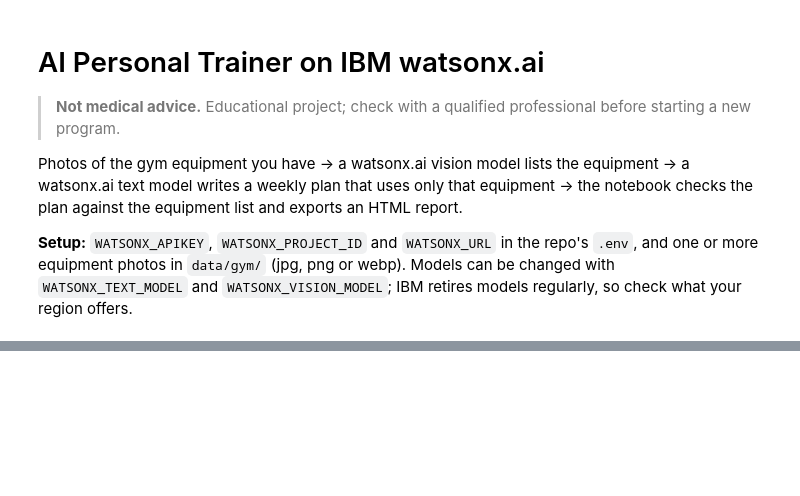
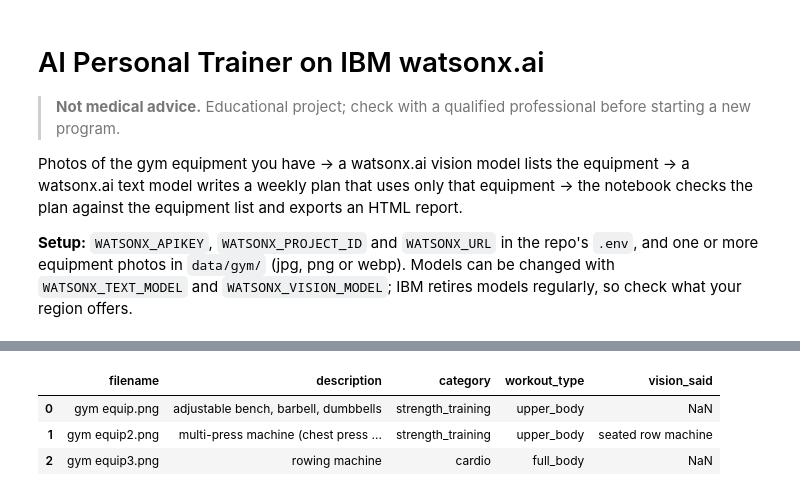
Before and after one commit to sidhugatwit/ds-portfolio, a Jupyter notebook: project-17-health-fitness-assistant/notebooks/Personal_Trainer_IBM_Watsonx.ipynb, the cells around one changed output, grey strips where cells are left out. Cells and saved outputs as stored; diff of their text form; code cells hidden in the pictures; blank space fills up the shorter version.

Commit message:
Project 17: correction step, plan checks, watsonx run (Llama 4 Maverick + Llama 3.3 70B)

```diff
--- a/project-17-health-fitness-assistant/notebooks/Personal_Trainer_IBM_Watsonx.ipynb
+++ b/project-17-health-fitness-assistant/notebooks/Personal_Trainer_IBM_Watsonx.ipynb
@@ -48,6 +52,17 @@ paths = sorted(p for p in GYM_DIR.glob("*") if p.suffix.lower() in {".jpg", ".jp
 if not paths:
     raise FileNotFoundError(f"Put one or more photos of gym equipment in {GYM_DIR}")
 
-MIME = {".jpg": "image/jpeg", ".jpeg": "image/jpeg", ".png": "image/png", ".webp": "image/webp"}
-images = [(p.name, MIME[p.suffix.lower()], base64.b64encode(p.read_bytes()).decode()) for p in paths]
-print(f"Loaded {len(images)} photo(s):", [name for name, _, _ in images])
+import io
+from PIL import Image
+
+def to_jpeg_b64(path, max_side=1024):
+    """Shrink to at most 1024 px and re-encode as JPEG: a smaller upload is faster and more reliable."""
+    img = Image.open(path).convert("RGB")
+    img.thumbnail((max_side, max_side))
+    buf = io.BytesIO()
+    img.save(buf, format="JPEG", quality=85)
+    return base64.b64encode(buf.getvalue()).decode()
+
+images = [(p.name, "image/jpeg", to_jpeg_b64(p)) for p in paths]
+print(f"Loaded {len(images)} photo(s):", [name for name, _, _ in images],
+      f"| upload size {sum(len(b) for _, _, b in images) / 1e6:.1f} MB")
@@ -70,8 +87,20 @@ def parse_json(text: str) -> dict:
 
 vision = watsonx_model(VISION_MODEL, max_tokens=300, temperature=0)
 gym_equipment = []
+def chat_with_retry(model, messages, attempts=3):
+    """Retry brief network failures (dropped or reset connections); other errors stop immediately."""
+    import time, httpx
+    for attempt in range(1, attempts + 1):
+        try:
+            return model.chat(messages=messages)
+        except (httpx.TransportError, ConnectionError) as e:
+            if attempt == attempts:
+                raise
+            print(f"Network error ({e.__class__.__name__}), retrying {attempt}/{attempts - 1}...")
+            time.sleep(2 * attempt)
+
 for name, mime, b64 in images:
-    resp = vision.chat(messages=[{"role": "user", "content": [
+    resp = chat_with_retry(vision, [{"role": "user", "content": [
         {"type": "text", "text": VISION_PROMPT},
         {"type": "image_url", "image_url": {"url": f"data:{mime};base64,{b64}"}},
     ]}])
@@ -83,6 +119,21 @@ for name, mime, b64 in images:
 # %%
-# Cell 4 — Detected equipment
+# Cell 4 — Detected equipment, with a human check before planning
+# Vision models can misread machines: in one run Llama 4 Maverick called a multi-press
+# (chest and shoulder press) a "seated row machine". Correct any mistakes here; the
+# original reading is kept in the saved run.
+CORRECTIONS = {
+    "gym equip2.png": "multi-press machine (chest press and shoulder press)",
+}
+for item in gym_equipment:
+    if item["filename"] in CORRECTIONS:
+        item["vision_said"] = item["description"]
+        item["description"] = CORRECTIONS[item["filename"]]
 df_equipment = pd.DataFrame(gym_equipment)
 df_equipment
+# %% [output]
+|  | filename | description | category | workout_type | vision_said |
+| 0 | gym equip.png | adjustable bench, barbell, dumbbells | strength_training | upper_body | NaN |
+| 1 | gym equip2.png | multi-press machine (chest press ... | strength_training | upper_body | seated row machine |
+| 2 | gym equip3.png | rowing machine | cardio | full_body | NaN |
 # %%
 # -----------------------------------------------------------
```
Also changed, not shown: parts of 8 cells of this notebook, 5 other files.
